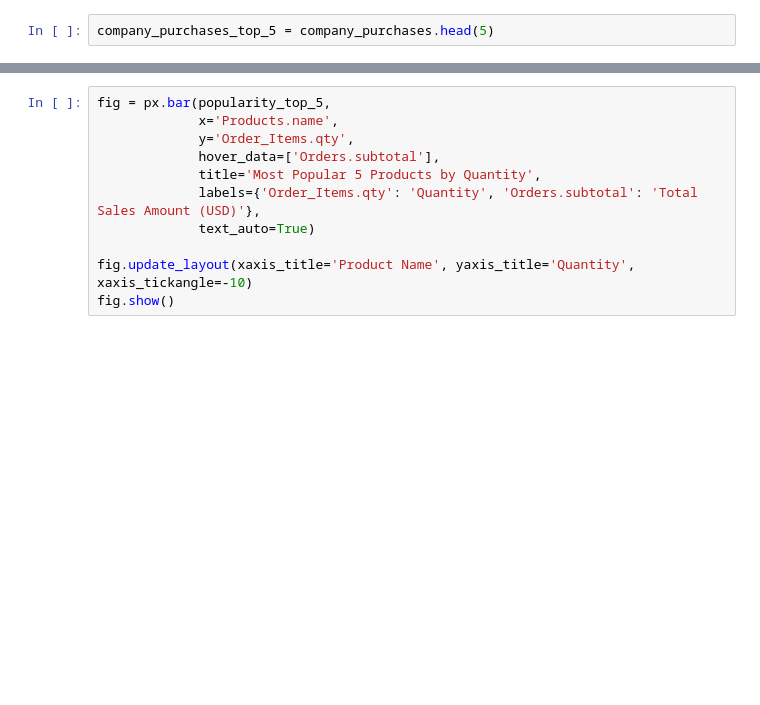
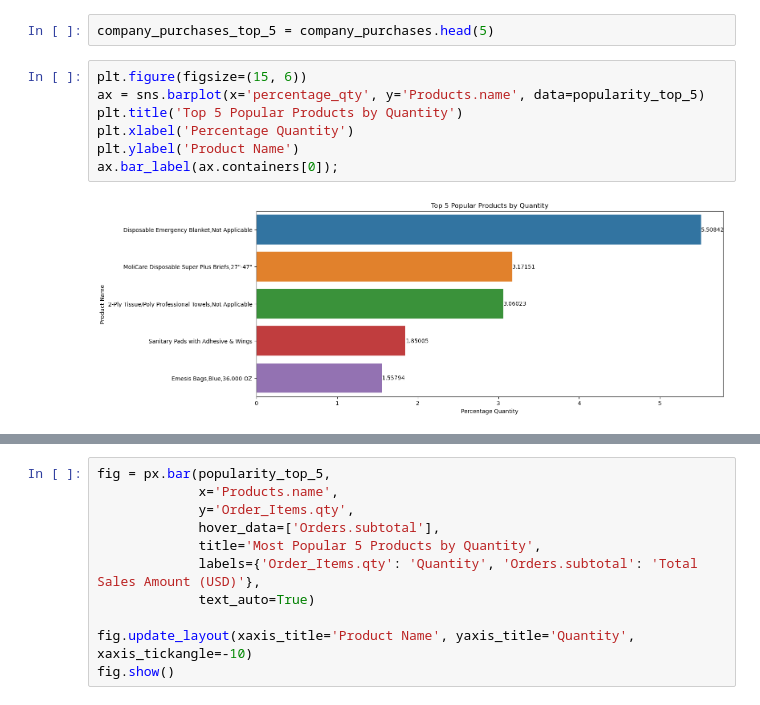
Before and after one commit to zafermesut/ai-crash-course, a Jupyter notebook: Homeworks/Recommender system for a medical supplies company/Recommender system for a medical supplies company.ipynb, the cells around one changed output, grey strips where cells are left out. Saved outputs shown, nothing was run; the diff lists cells and outputs as text; blank space fills up the shorter version.

```diff
--- a/Homeworks/Recommender system for a medical supplies company/Recommender system for a medical supplies company.ipynb
+++ b/Homeworks/Recommender system for a medical supplies company/Recommender system for a medical supplies company.ipynb
@@ -333,3 +333,12 @@ popularity_top_5 = popularity_df.head(5)
 popularity_by_total = popularity_df.sort_values('Orders.subtotal', ascending=False).head(5)
 # %%
 company_purchases_top_5 = company_purchases.head(5)
+# %%
+plt.figure(figsize=(15, 6))
+ax = sns.barplot(x='percentage_qty', y='Products.name', data=popularity_top_5)
+plt.title('Top 5 Popular Products by Quantity')
+plt.xlabel('Percentage Quantity')
+plt.ylabel('Product Name')
+ax.bar_label(ax.containers[0]);
+# %% [output]
+[figure, added]
```
Also changed, not shown: parts of 3 cells of this notebook.
